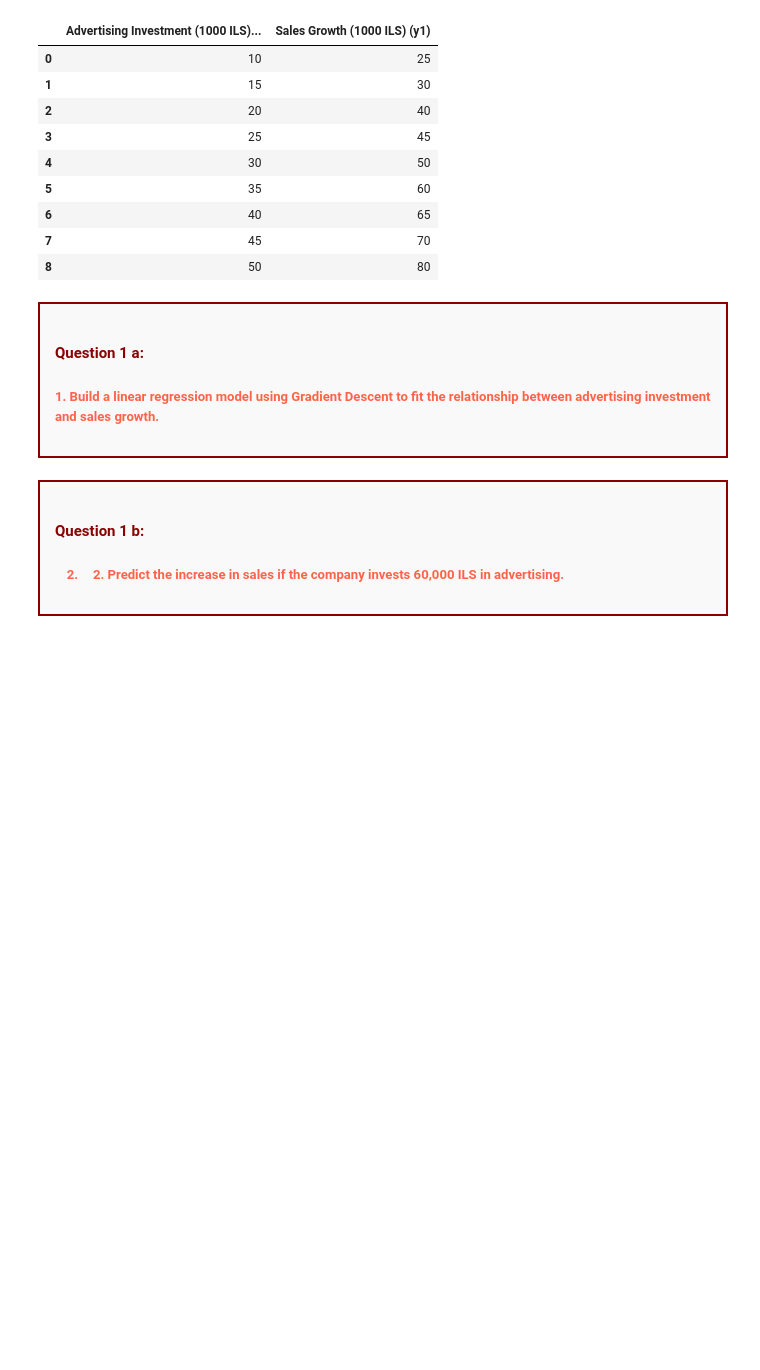
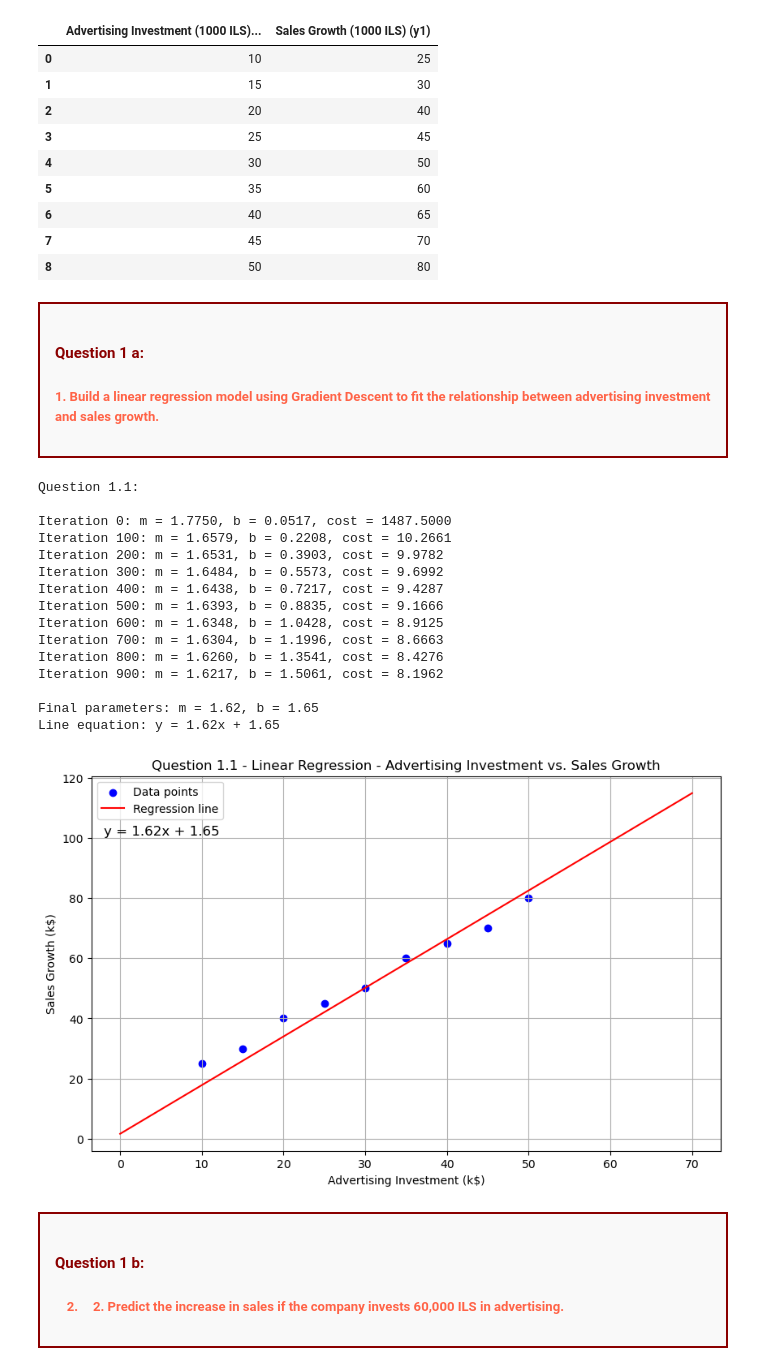
Before and after one commit to gibranacademy7/HW_7.4.2025_linear_regression_gradient_descent, a Jupyter notebook: HW_7.4.2025_Linear_regression.ipynb, the cells around one changed output. Drawn from its saved outputs; the diff is of its cells as text; code cells hidden in the pictures; blank space fills up the shorter version.

```diff
--- a/HW_7.4.2025_Linear_regression.ipynb
+++ b/HW_7.4.2025_Linear_regression.ipynb
@@ -51,6 +51,45 @@ df
     </h4>
     <h5 style="color: Tomato; margin-top: -10px;">
        1. Build a linear regression model using Gradient Descent to fit the relationship between advertising investment and sales growth.
+# %%
+import numpy as np
+import matplotlib.pyplot as plt
+
+print("\nQuestion 1.1:\n")
+
+advertising_investment = np.array([10, 15, 20, 25, 30, 35, 40, 45, 50])
+sales_growth = np.array([25, 30, 40, 45, 50, 60, 65, 70, 80])
+cost_history, m1, b1 = gradient_descent_investment_vs_growth(advertising_investment, sales_growth, learning_rate = 0.001)
+
+plt.figure(figsize=(10, 6))
+plt.scatter(advertising_investment, sales_growth, color='blue', label='Data points')
+x_line = np.linspace(0, 70, 100)
+y_line = m1 * x_line + b1
+plt.plot(x_line, y_line, color='red', label='Regression line')
+plt.title('Question 1.1 - Linear Regression - Advertising Investment vs. Sales Growth')
+plt.xlabel('Advertising Investment (k$)')
+plt.ylabel('Sales Growth (k$)')
+plt.legend()
+plt.grid(True)
+plt.text(-2, 101, f'y = {m1:.2f}x + {b1:.2f}', fontsize=12)
+plt.show()
+# %% [output]
+Question 1.1:
+
+Iteration 0: m = 1.7750, b = 0.0517, cost = 1487.5000
+Iteration 100: m = 1.6579, b = 0.2208, cost = 10.2661
+Iteration 200: m = 1.6531, b = 0.3903, cost = 9.9782
+Iteration 300: m = 1.6484, b = 0.5573, cost = 9.6992
+Iteration 400: m = 1.6438, b = 0.7217, cost = 9.4287
+Iteration 500: m = 1.6393, b = 0.8835, cost = 9.1666
+Iteration 600: m = 1.6348, b = 1.0428, cost = 8.9125
+Iteration 700: m = 1.6304, b = 1.1996, cost = 8.6663
+Iteration 800: m = 1.6260, b = 1.3541, cost = 8.4276
+Iteration 900: m = 1.6217, b = 1.5061, cost = 8.1962
+
+Final parameters: m = 1.62, b = 1.65
+Line equation: y = 1.62x + 1.65
+[figure, added]
 # %% [markdown]
 <div style="border: 2px solid Darkred; padding: 15px; background-color: #f9f9f9;">
     <h4 style="color: Darkred;">
```
Also changed, not shown: parts of 10 cells of this notebook.
